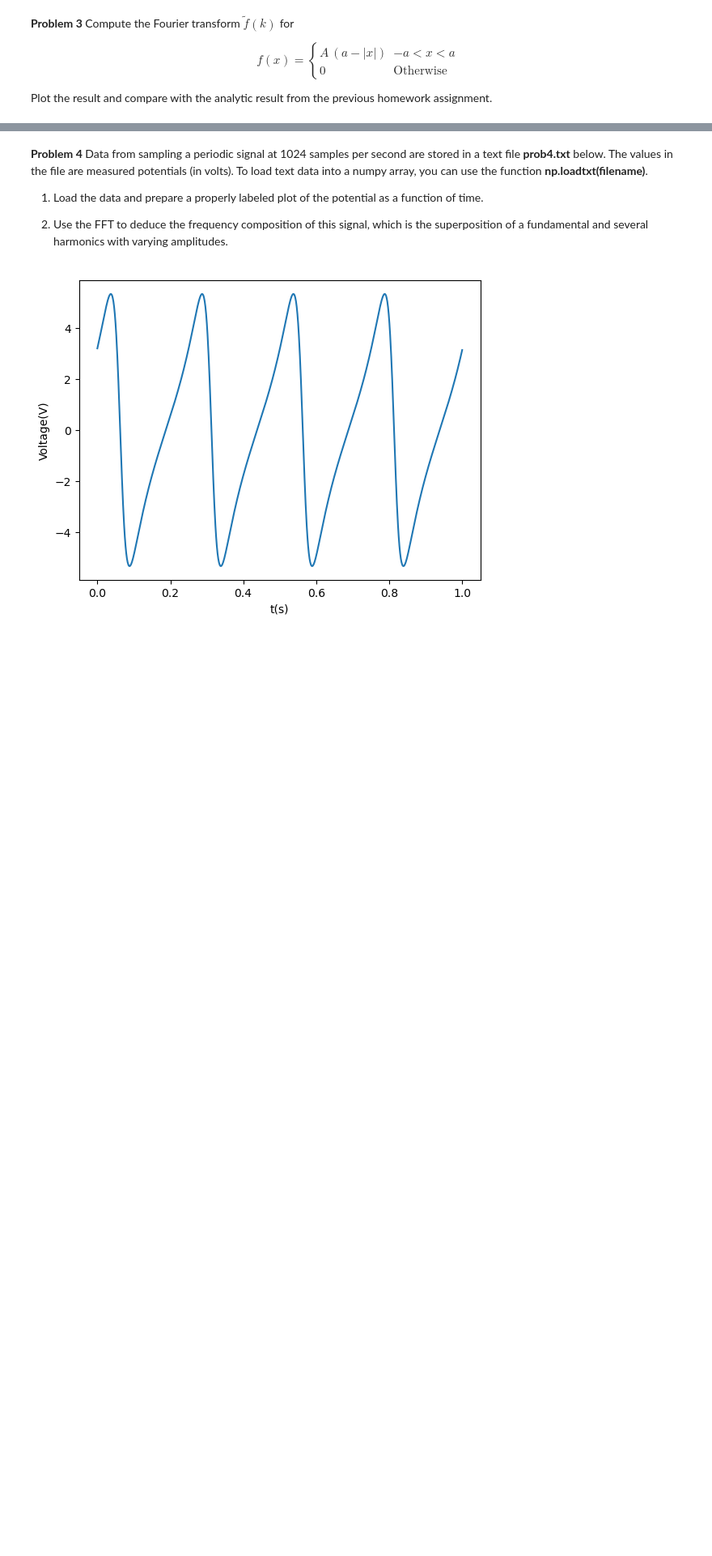
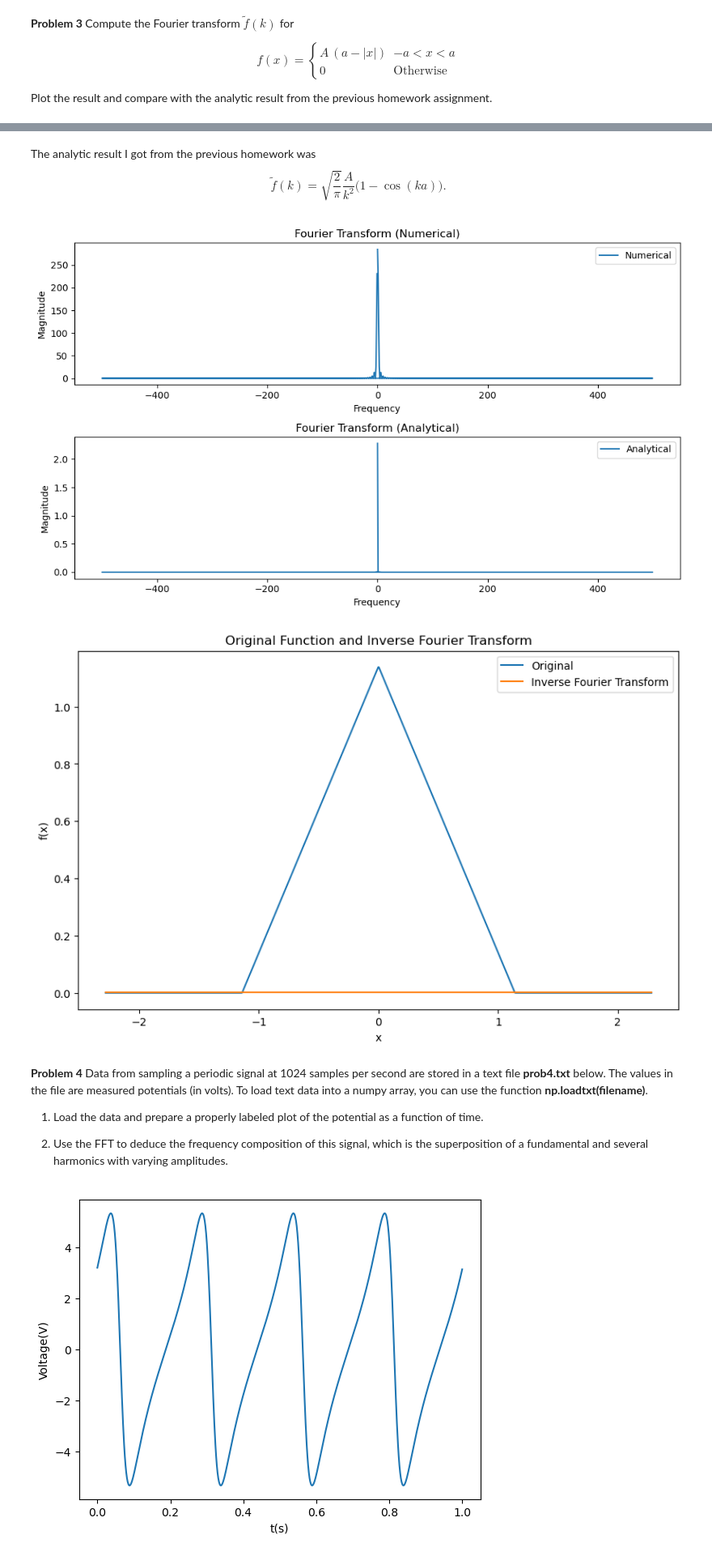
Before and after one commit to chtang-hmc/PHYS064, a Jupyter notebook: HW7C.ipynb, the cells around one changed output, grey strips where cells are left out. Shown: that part at 81% size. Cells and saved outputs as stored; diff of their text form; code cells hidden in the pictures; blank space fills up the shorter version.

```diff
--- a/HW7C.ipynb
+++ b/HW7C.ipynb
@@ -103,3 +77,79 @@ plt.show()
+# %% [markdown]
+The analytic result I got from the previous homework was
+$$
+\tilde{f}(k) = \sqrt{\frac{2}{\pi}} \frac{A}{k^2} \big(1 - \cos(ka)\big).
+$$
+# %%
+import numpy as np
+import matplotlib.pyplot as plt
+from scipy.fft import fft, fftfreq, ifft
+
+# define the function
+def f(x, A=1, a=1.14):
+    if np.abs(x) < a:
+        return A * (a - np.abs(x))
+    else:
+        return 0
+
+# define the constants
+a = 1.14
+A = 1
+
+# define transform constants
+sample_rate = 1/1000
+nyquist = 1/(2*sample_rate)
+
+# create the x and y arrays
+x = np.linspace(-2*a, 2*a, 1000)
+y = np.array([f(i) for i in x])
+
+# calculate the Fourier transform numerically
+freq = fftfreq(len(x), sample_rate)
+f_tilde = fft(y)
+
+# define the analytical Fourier transform of f(x)
+def f_tilde_n(k, A=1, a=1.14):
+    if k == 0:
+        return 2 * A * a
+    else:
+        return np.sqrt(2/np.pi) * A / (k**2) * (1 - np.cos(k*a))
+
+# calculate the analytical Fourier transform of f(x)
+f_tilde_analytical = np.array([f_tilde_n(2*np.pi*f) for f in freq]) # 2pi factor to convert to angular frequency
+f_n = ifft(f_tilde_analytical)
+
+# Plotting the results
+plt.figure(figsize=(10, 6))
+
+plt.subplot(2, 1, 1)
+plt.plot(freq, np.abs(f_tilde), label='Numerical')
+plt.xlabel('Frequency')
+plt.ylabel('Magnitude')
+plt.title('Fourier Transform (Numerical)')
+plt.legend()
+
+plt.subplot(2, 1, 2)
+plt.plot(freq, np.abs(f_tilde_analytical), label='Analytical')
+plt.xlabel('Frequency')
+plt.ylabel('Magnitude')
+plt.title('Fourier Transform (Analytical)')
+plt.legend()
+
+plt.tight_layout()
+plt.show()
+
+# Plot the original function and the inverse Fourier transform of the analytical Fourier transform
+plt.figure(figsize=(10, 6))
+plt.plot(x, y, label='Original')
+plt.plot(x, np.real(f_n), label='Inverse Fourier Transform')
+plt.xlabel('x')
+plt.ylabel('f(x)')
+plt.title('Original Function and Inverse Fourier Transform')
+plt.legend()
+plt.show()
+# %% [output]
+[figure, added]
+[figure, added]
 # %% [markdown]
 **Problem 4**
 Data from sampling a periodic signal at 1024 samples per second are stored in a text file
```
Also changed, not shown: parts of 9 cells of this notebook.
